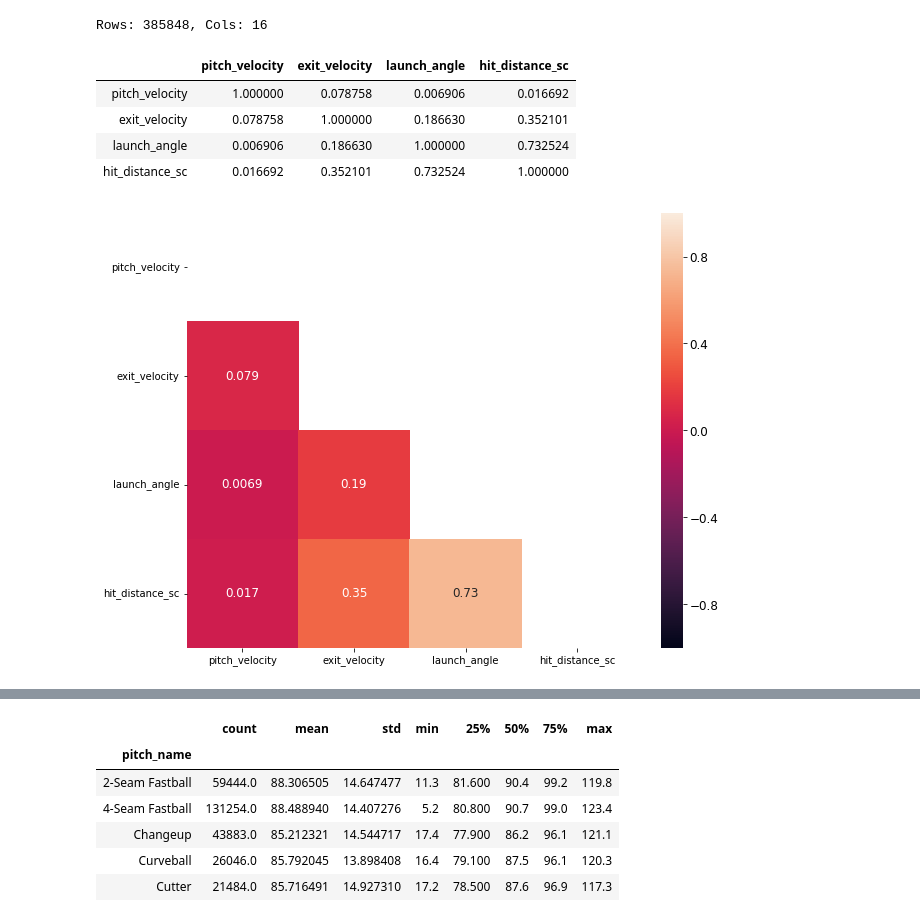
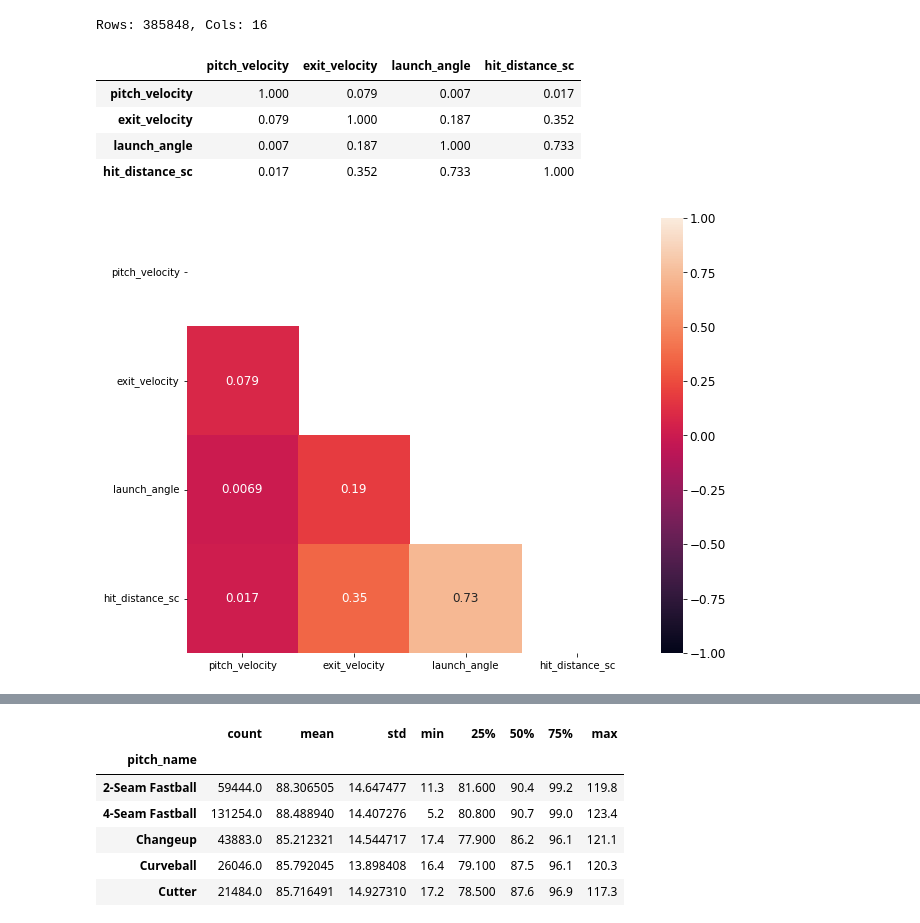
Before and after one commit to tweichle/Clustering, a Jupyter notebook: Clustering for Baseball Metrics.ipynb, the cells around one changed output, grey strips where cells are left out. Saved outputs shown, nothing was run; the diff lists cells and outputs as text; code cells hidden in the pictures.

```diff
--- a/Clustering for Baseball Metrics.ipynb
+++ b/Clustering for Baseball Metrics.ipynb
@@ -104,7 +104,7 @@ statcast(start_dt=[yesterday's date], end_dt=None, team=None)
 ### Reading a File
 # %%
 # Create data path variable for loading data
-data_path = '/Users/yangweichle/Documents/GeneralAssembly/Projects/Datasets/'
+data_path = '/Users/yangweichle/Documents/Employment/TRAINING/DATA SCIENCE/PROJECTS/PredictingBaseballStatistics/Datasets'
 # %%
 # Read file into DataFrame
 # Note: header=0 disables the header from the file
@@ -612,13 +627,13 @@ Rows: 385848, Cols: 16
 # %%
 # Calculate the correlation matrix using the default method (Pearson correlation)
 baseball_correlations = all_MLB_teams2015_2017_new.drop(['pitcher', 'batter'], axis=1).corr(method='pearson')
-baseball_correlations
+round(baseball_correlations, 3)
 # %% [output]
 |  | pitch_velocity | exit_velocity | launch_angle | hit_distance_sc |
-| pitch_velocity | 1.000000 | 0.078758 | 0.006906 | 0.016692 |
-| exit_velocity | 0.078758 | 1.000000 | 0.186630 | 0.352101 |
-| launch_angle | 0.006906 | 0.186630 | 1.000000 | 0.732524 |
-| hit_distance_sc | 0.016692 | 0.352101 | 0.732524 | 1.000000 |
+| pitch_velocity | 1.000 | 0.079 | 0.007 | 0.017 |
+| exit_velocity | 0.079 | 1.000 | 0.187 | 0.352 |
+| launch_angle | 0.007 | 0.187 | 1.000 | 0.733 |
+| hit_distance_sc | 0.017 | 0.352 | 0.733 | 1.000 |
 # %%
 # Create a figure and a set of subplots
 # Note: figsize: a tuple (width, height) in inches
@@ -639,7 +654,7 @@ ax.set_yticklabels(ax.yaxis.get_ticklabels(), fontsize=10, va='center', rotation
 
 plt.show();
 # %% [output]
-[figure, old version]
+[figure, new version]
 # %%
 # Plot a simple linear relationship between two variables using Seaborn scatterplot with regression line
 # Note: data: DataFrame name
```
Also changed, not shown: parts of 22 cells of this notebook.
